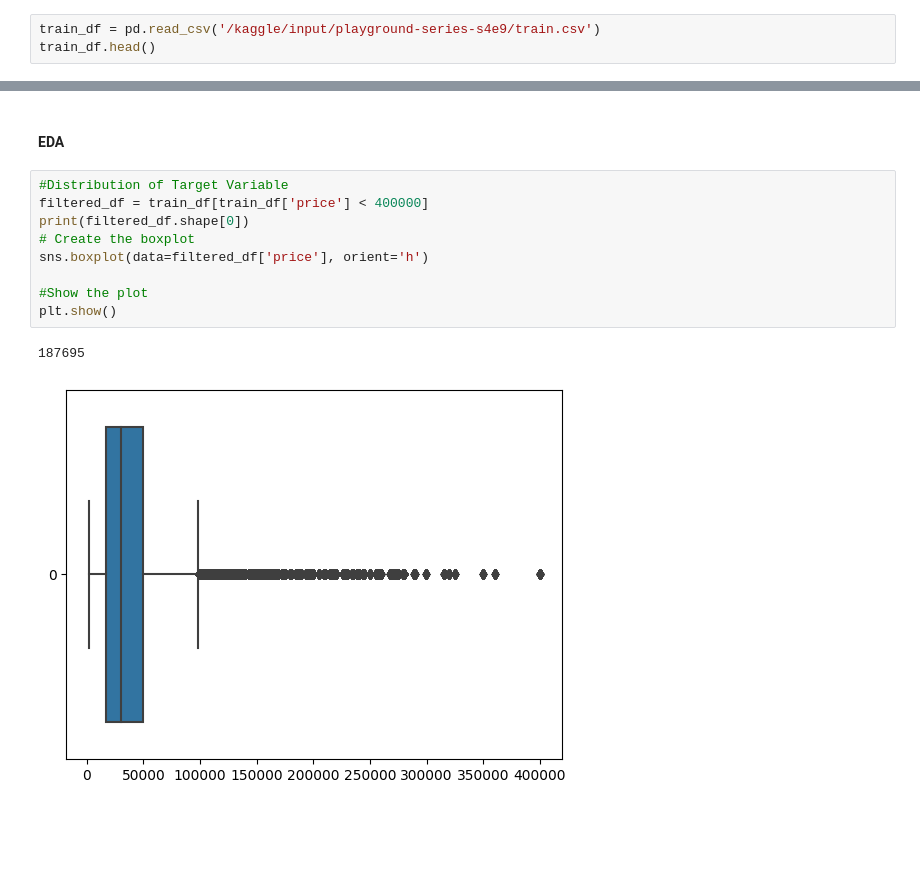
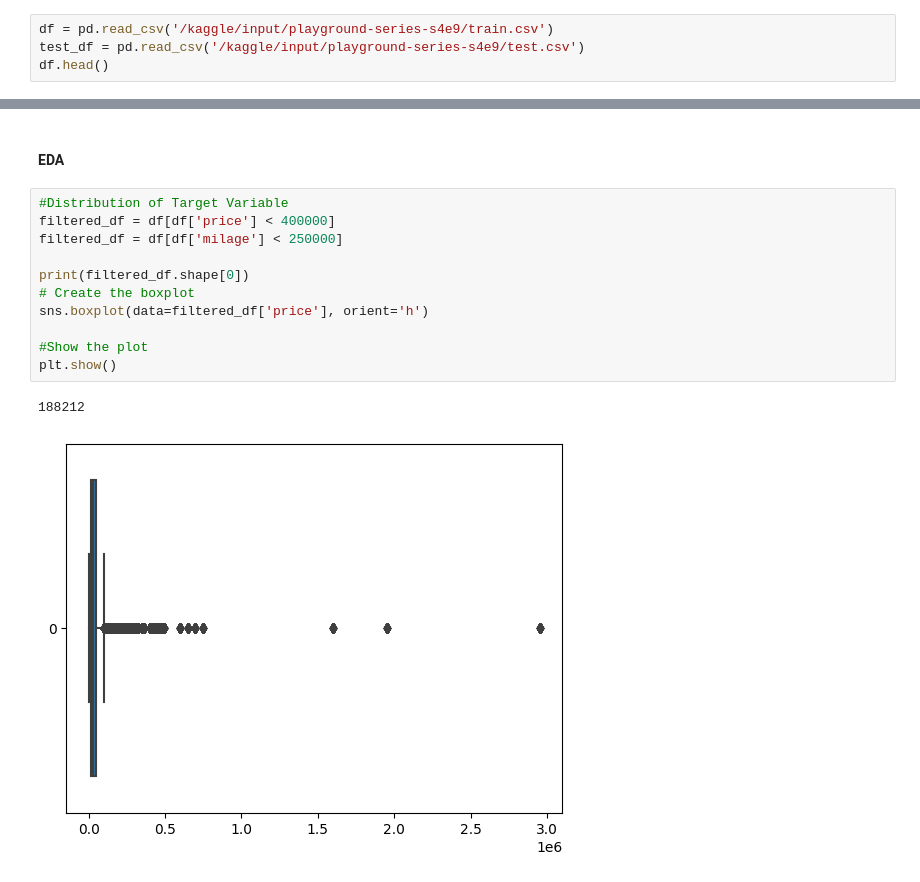
Before and after one commit to soham-bhagwat/Data-Analysis-EDA, a Jupyter notebook: competition-notebook.ipynb, the cells around one changed output, grey strips where cells are left out. Cells and saved outputs as stored; diff of their text form; blank space fills up the shorter version.

Commit message:
Kaggle Notebook | Competition Notebook  | Version 4

```diff
--- a/competition-notebook.ipynb
+++ b/competition-notebook.ipynb
@@ -23,8 +23,9 @@ for dirname, _, filenames in os.walk('/kaggle/input'):
 /kaggle/input/playground-series-s4e9/train.csv
 /kaggle/input/playground-series-s4e9/test.csv
 # %%
-train_df = pd.read_csv('/kaggle/input/playground-series-s4e9/train.csv')
-train_df.head()
+df = pd.read_csv('/kaggle/input/playground-series-s4e9/train.csv')
+test_df = pd.read_csv('/kaggle/input/playground-series-s4e9/test.csv')
+df.head()
 # %% [output]
 |  | id | brand | model | model_year | milage | fuel_type | engine | transmission | ext_col | int_col | ... |
 | 0 | 0 | MINI | Cooper S Base | 2007 | 213000 | Gasoline | 172.0HP 1.6L 4 Cylinder Engine Ga... | A/T | Yellow | Gray | ... |
@@ -113,14 +114,16 @@ price  :  0
 #### EDA
 # %%
 #Distribution of Target Variable
-filtered_df = train_df[train_df['price'] < 400000]
+filtered_df = df[df['price'] < 400000]
+filtered_df = df[df['milage'] < 250000]
+
 print(filtered_df.shape[0])
 # Create the boxplot
 sns.boxplot(data=filtered_df['price'], orient='h')
 
 #Show the plot
 plt.show()
 # %% [output]
-187695
+188212
-[figure, old version]
+[figure, new version]
 # %%
```
Also changed, not shown: parts of 16 cells of this notebook.
